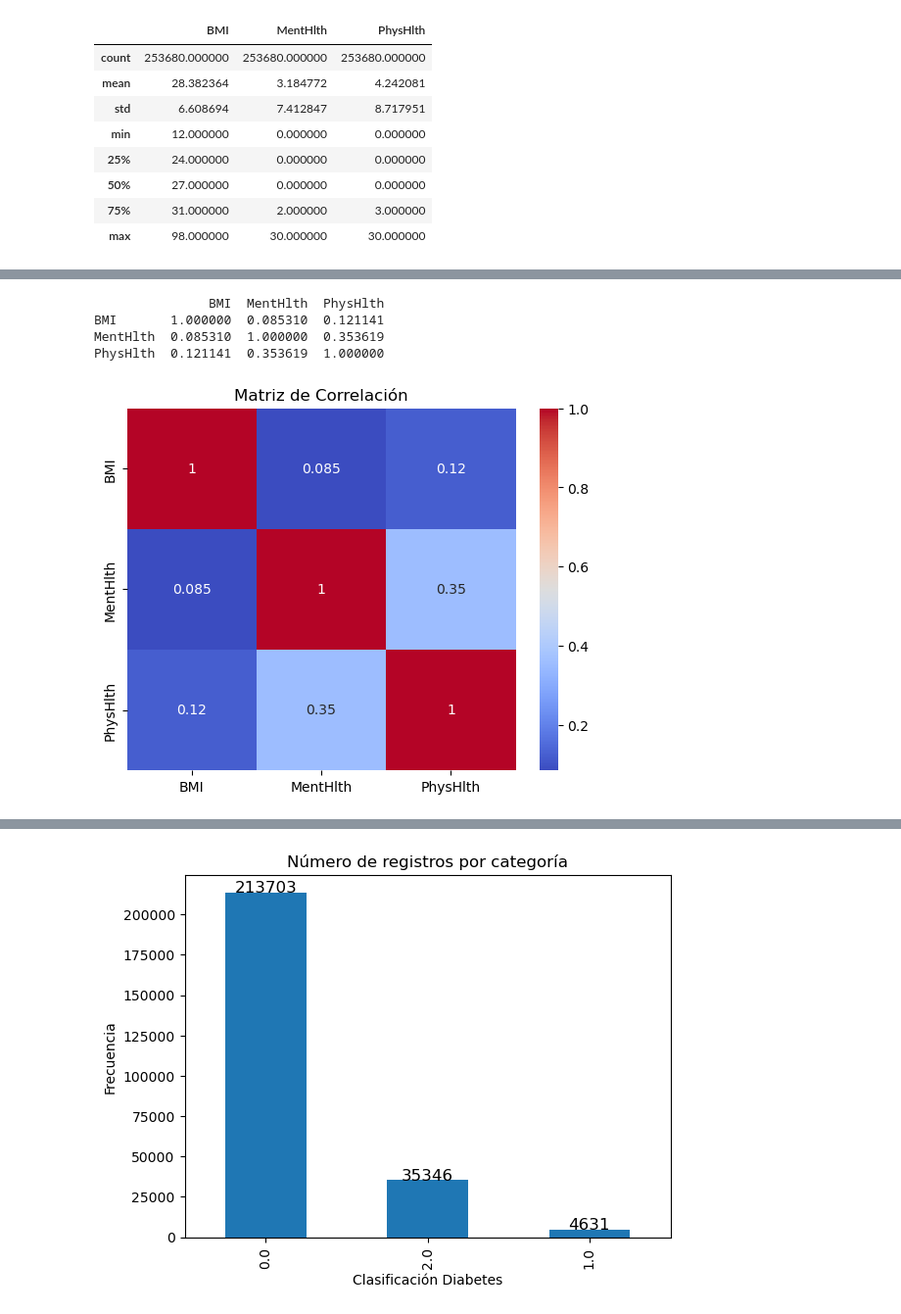
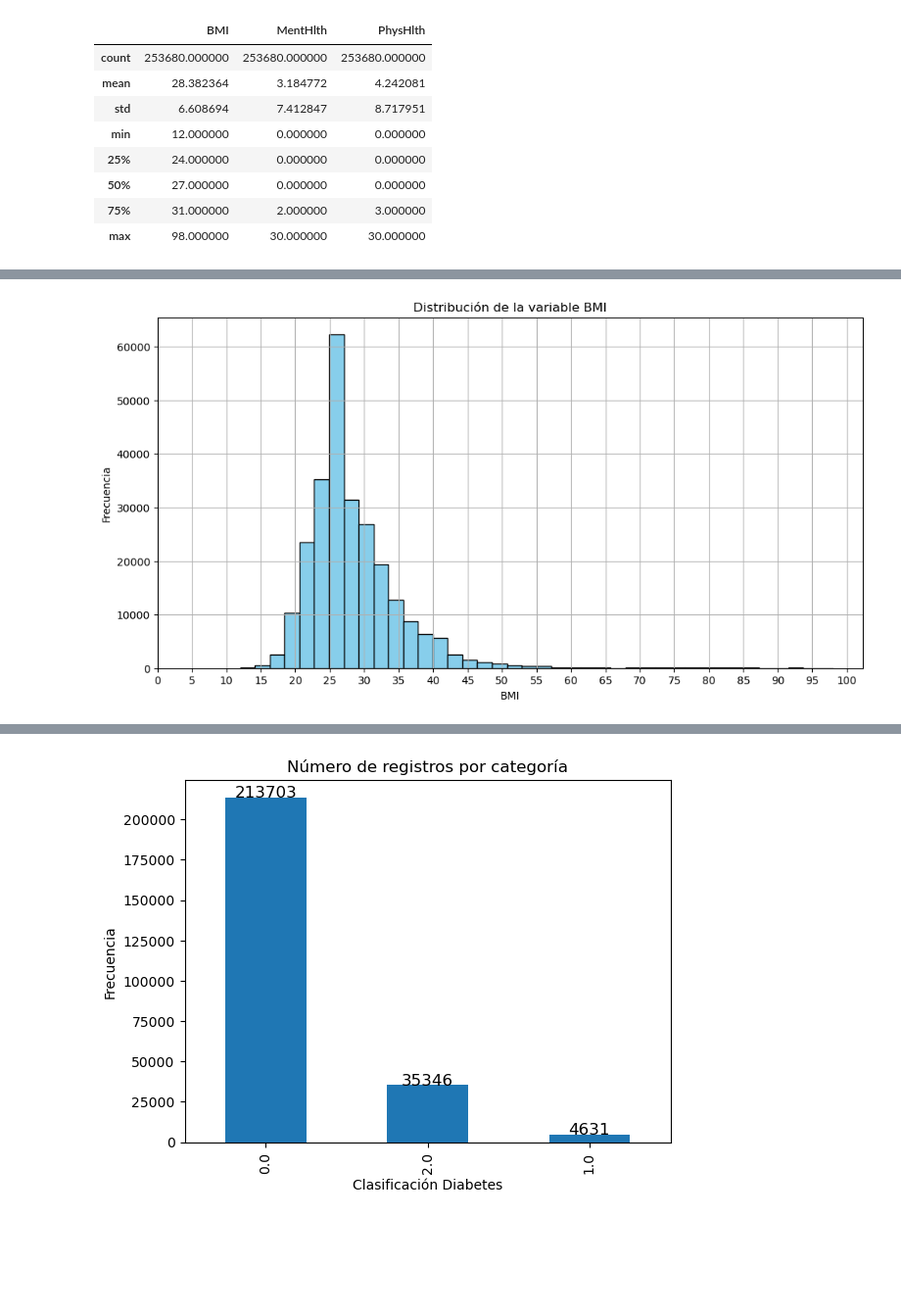
Before and after one commit to ViviF/Proyecto_Diabetes, a Jupyter notebook: Exploracion_datos/exploracion_dataset.ipynb, the cells around one changed output, grey strips where cells are left out. Shown at 98% size. Drawn from its saved outputs; the diff is of its cells as text; code cells hidden in the pictures; blank space fills up the shorter version.

```diff
--- a/Exploracion_datos/exploracion_dataset.ipynb
+++ b/Exploracion_datos/exploracion_dataset.ipynb
@@ -163,15 +116,17 @@ plt.show()
-# %%
-# Matriz de correlación variables numéricas
-corr_matrix = df[['BMI', 'MentHlth', 'PhysHlth']].corr()
-print(corr_matrix)
-
-# Visualización del mapa de calor de correlación
-sns.heatmap(corr_matrix, annot=True, cmap='coolwarm')
-plt.title('Matriz de Correlación')
-plt.show()
-# %% [output]
-               BMI  MentHlth  PhysHlth
-BMI       1.000000  0.085310  0.121141
-MentHlth  0.085310  1.000000  0.353619
-PhysHlth  0.121141  0.353619  1.000000
-[figure, removed]
+# %%
+# Distribucíón de la variable numérica
+# Configurar la figura
+plt.figure(figsize=(12, 6))
+
+# Crear el histograma para la variable 'BMI'
+df['BMI'].hist(bins=40, color='skyblue', edgecolor='black')
+
+# Etiquetas y título
+plt.title('Distribución de la variable BMI')
+plt.xlabel('BMI')
+plt.ylabel('Frecuencia')
+plt.xticks(range(0, int(df['BMI'].max()) + 5, 5))
+
+plt.show()
+# %% [output]
+[figure, added]
```
Also changed, not shown: parts of 9 cells of this notebook.
